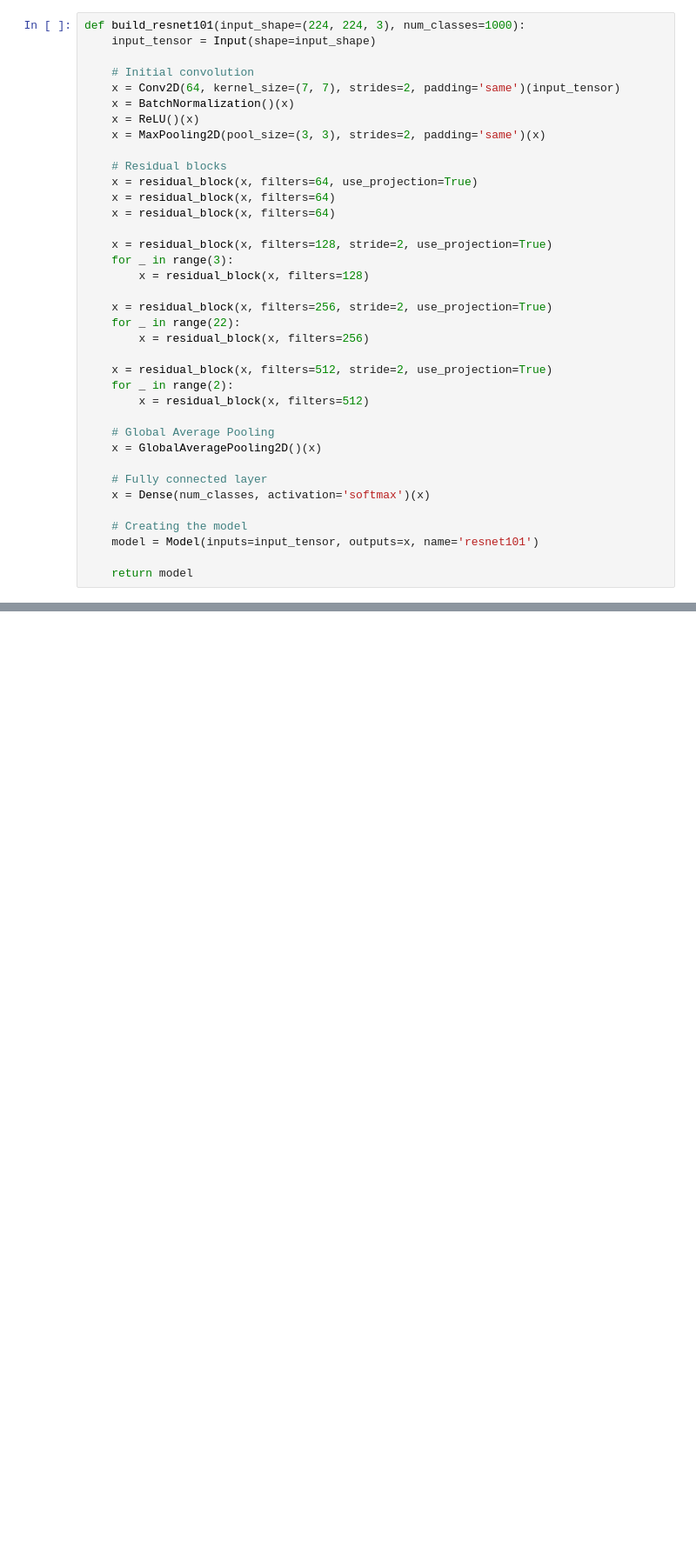
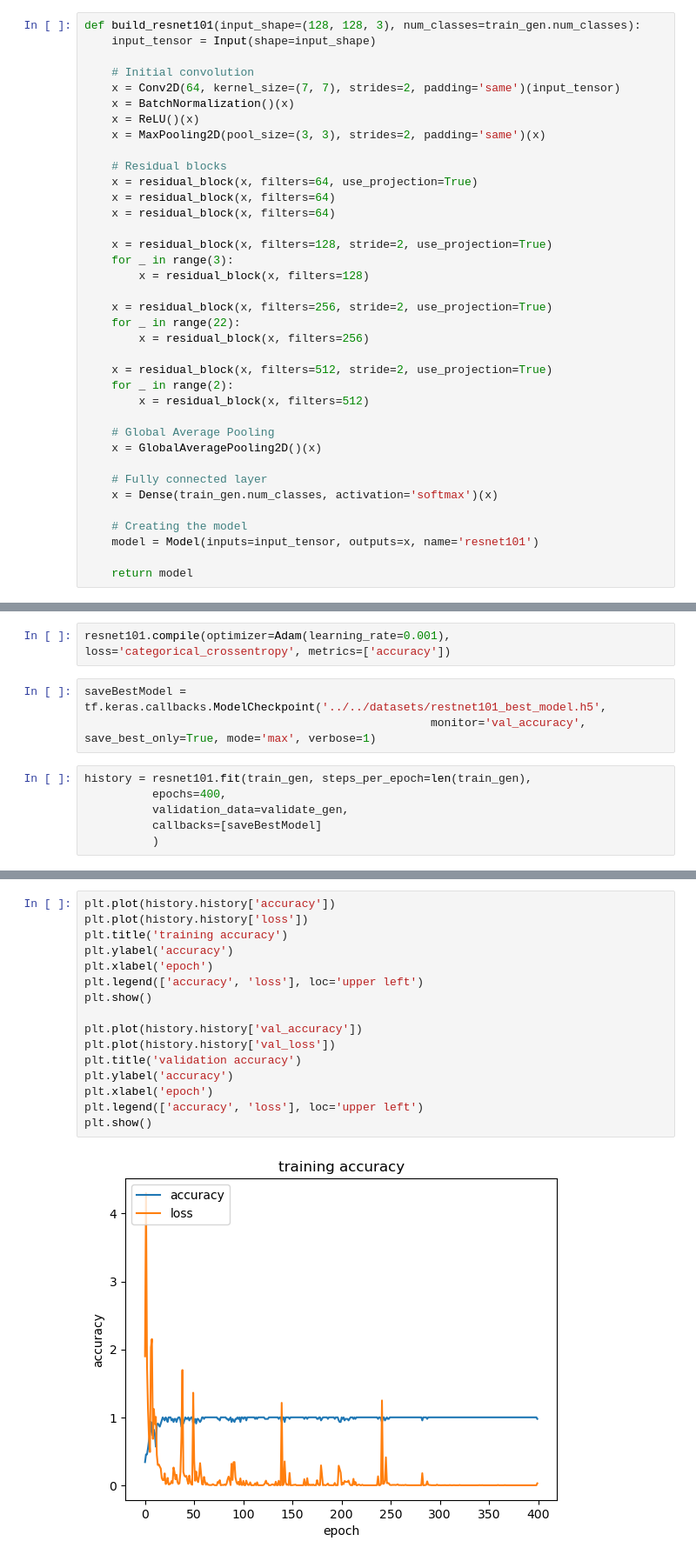
Before and after one commit to MRamadhanKamal/cnn-mr-team, a Jupyter notebook: src/models/restNet101.ipynb, the cells around one changed output, grey strips where cells are left out. Shown: that part at 87% size. Cells and saved outputs as stored; diff of their text form; blank space fills up the shorter version.

Commit message:
predik menggunakan resnet101

```diff
--- a/src/models/restNet101.ipynb
+++ b/src/models/restNet101.ipynb
@@ -31,7 +100,7 @@ def residual_block(x, filters, stride=1, use_projection=False):
 
     return x
 # %%
-def build_resnet101(input_shape=(224, 224, 3), num_classes=1000):
+def build_resnet101(input_shape=(128, 128, 3), num_classes=train_gen.num_classes):
     input_tensor = Input(shape=input_shape)
 
     # Initial convolution
@@ -61,7 +130,7 @@ def build_resnet101(input_shape=(224, 224, 3), num_classes=1000):
     x = GlobalAveragePooling2D()(x)
 
     # Fully connected layer
-    x = Dense(num_classes, activation='softmax')(x)
+    x = Dense(train_gen.num_classes, activation='softmax')(x)
 
     # Creating the model
     model = Model(inputs=input_tensor, outputs=x, name='resnet101')
@@ -92,2 +161,13 @@ Trainable params: 44601832 (170.14 MB)
 Non-trainable params: 105344 (411.50 KB)
 __________________________________________________________________________________________________
+# %%
+resnet101.compile(optimizer=Adam(learning_rate=0.001), loss='categorical_crossentropy', metrics=['accuracy'])
+# %%
+saveBestModel = tf.keras.callbacks.ModelCheckpoint('../../datasets/restnet101_best_model.h5',
+                                                   monitor='val_accuracy', save_best_only=True, mode='max', verbose=1)
+# %%
+history = resnet101.fit(train_gen, steps_per_epoch=len(train_gen),
+          epochs=400,
+          validation_data=validate_gen,
+          callbacks=[saveBestModel]
+          )
@@ -93,0 +194,18 @@ ________________________________________________________________________________
+# %%
+plt.plot(history.history['accuracy'])
+plt.plot(history.history['loss'])
+plt.title('training accuracy')
+plt.ylabel('accuracy')
+plt.xlabel('epoch')
+plt.legend(['accuracy', 'loss'], loc='upper left')
+plt.show()
+
+plt.plot(history.history['val_accuracy'])
+plt.plot(history.history['val_loss'])
+plt.title('validation accuracy')
+plt.ylabel('accuracy')
+plt.xlabel('epoch')
+plt.legend(['accuracy', 'loss'], loc='upper left')
+plt.show()
+# %% [output]
+[figure, added]
```
Also changed, not shown: parts of 13 cells of this notebook.
